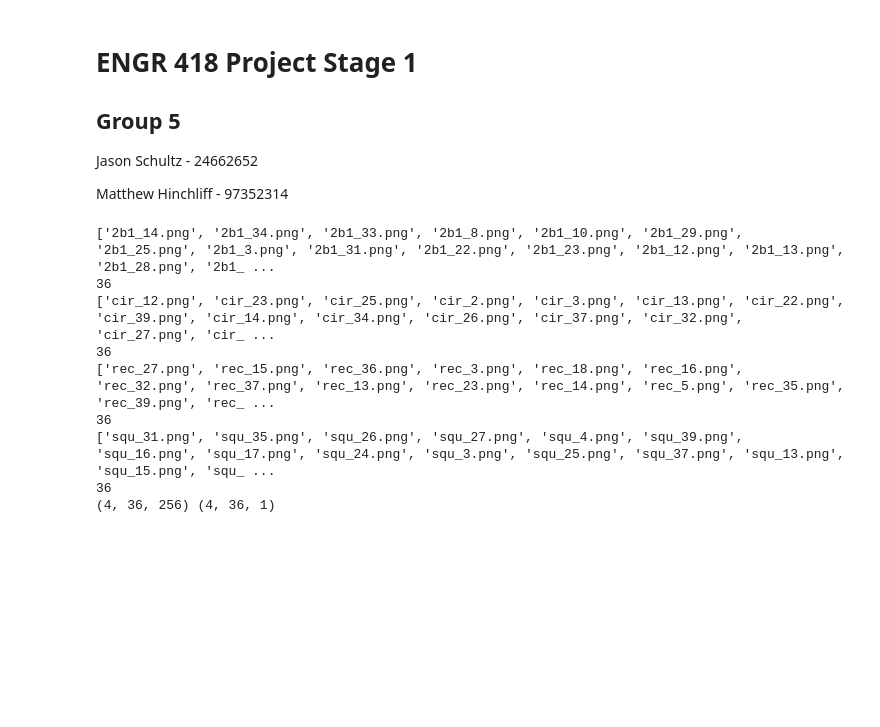
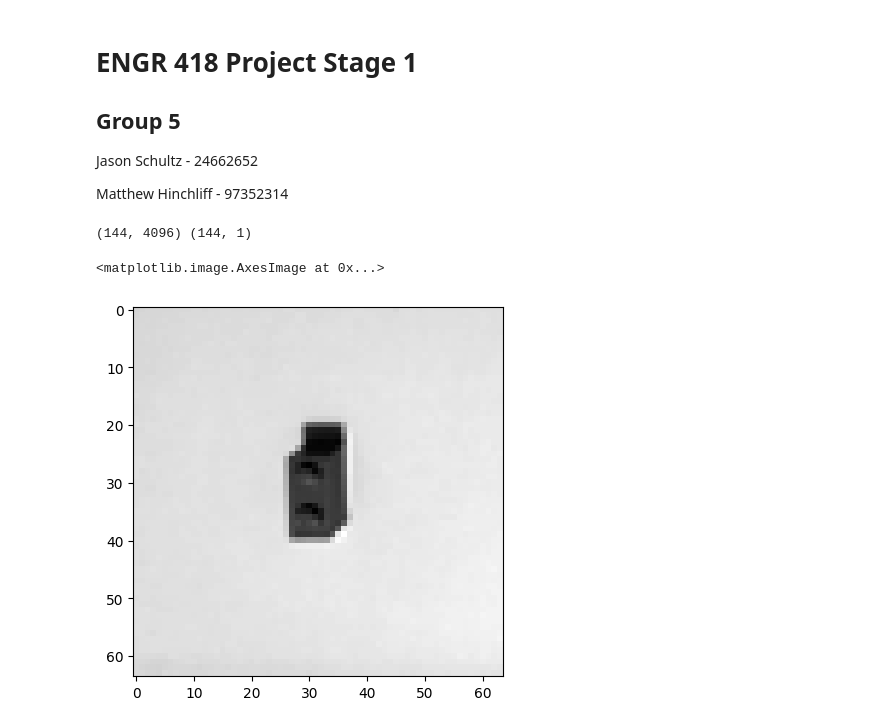
Before and after one commit to JasonSchultzz/engr418, a Jupyter notebook: project/Group_5_stage_1.ipynb, the cells around one changed output. Drawn from its saved outputs; the diff is of its cells as text; code cells hidden in the pictures; blank space fills up the shorter version.

```diff
--- a/project/Group_5_stage_1.ipynb
+++ b/project/Group_5_stage_1.ipynb
@@ -58,32 +55,33 @@ def get_data(folder: str, im_width: int, label: str, label_index: int, n_samples
 # %%
 '''
 
 '''
 
 # Number of pixels used for square images
-im_width = 16  # Max allowed is 64
+im_width = 64  # Max allowed is 64
 labels = ["2b1", "cir", "rec", "squ"]
 P_c = 100
 # x_train = np.empty((P_c*len(labels), im_width**2))
 # y_train = np.empty((P_c*len(labels), 1))
-x_train = []
-y_train = []
+x_train_list = []
+y_train_list = []
 
 for (i, label) in enumerate(labels):
     x_i, y_i = get_data(folder_training, im_width, label, i, P_c)
-    x_train.append(x_i)
-    y_train.append(y_i)
+    x_train_list.append(x_i)
+    y_train_list.append(y_i)
 
-x_train = np.array(x_train)
-y_train = np.array(y_train)
+x_train = np.array(x_train_list[0])
+y_train = np.array(y_train_list[0])
+for i in range(1, len(x_train_list)):
+    x_train = np.append(x_train, x_train_list[i], axis = 0)
+    y_train = np.append(y_train, y_train_list[i], axis = 0)
 print(x_train.shape, y_train.shape)
+
+# Choosing to show an image of a number by changing the row number.
+# Each set of 1000 will contain one digit.
+plt.imshow(x_train[20,:].reshape(im_width, im_width), cmap = "gray")
 # %% [output]
-['2b1_14.png', '2b1_34.png', '2b1_33.png', '2b1_8.png', '2b1_10.png', '2b1_29.png', '2b1_25.png', '2b1_3.png', '2b1_31.png', '2b1_22.png', '2b1_23.png', '2b1_12.png', '2b1_13.png', '2b1_28.png', '2b1_ ...
-36
-['cir_12.png', 'cir_23.png', 'cir_25.png', 'cir_2.png', 'cir_3.png', 'cir_13.png', 'cir_22.png', 'cir_39.png', 'cir_14.png', 'cir_34.png', 'cir_26.png', 'cir_37.png', 'cir_32.png', 'cir_27.png', 'cir_ ...
-36
-['rec_27.png', 'rec_15.png', 'rec_36.png', 'rec_3.png', 'rec_18.png', 'rec_16.png', 'rec_32.png', 'rec_37.png', 'rec_13.png', 'rec_23.png', 'rec_14.png', 'rec_5.png', 'rec_35.png', 'rec_39.png', 'rec_ ...
-36
-['squ_31.png', 'squ_35.png', 'squ_26.png', 'squ_27.png', 'squ_4.png', 'squ_39.png', 'squ_16.png', 'squ_17.png', 'squ_24.png', 'squ_3.png', 'squ_25.png', 'squ_37.png', 'squ_13.png', 'squ_15.png', 'squ_ ...
-36
-(4, 36, 256) (4, 36, 1)
+(144, 4096) (144, 1)
+<matplotlib.image.AxesImage at 0x...>
+[figure, added]
```
Also changed, not shown: parts of 2 cells of this notebook.
